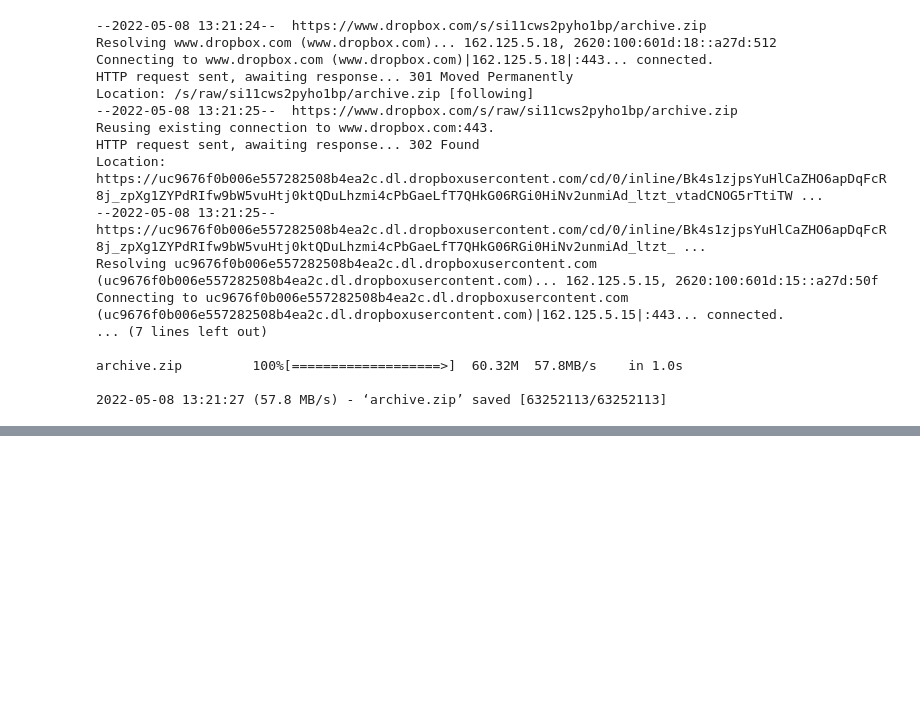
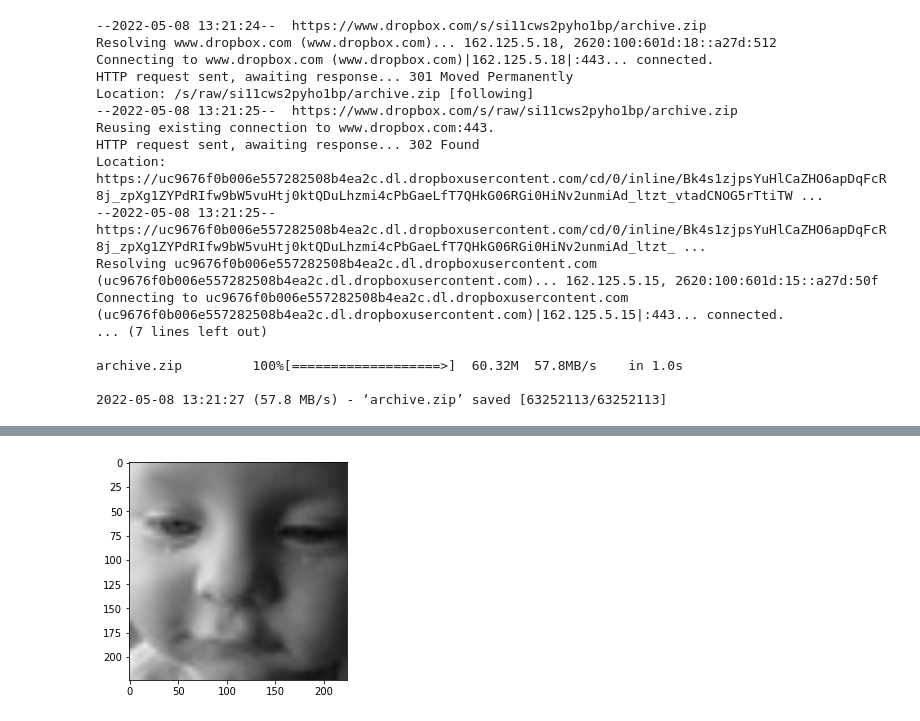
Before and after one commit to dsnnaveen/Face-Emotion-Recognition, a Jupyter notebook: Face_Emotion_Recognition_Capstone_Project.ipynb, the cells around one changed output, grey strips where cells are left out. Cells and saved outputs as stored; diff of their text form; code cells hidden in the pictures; blank space fills up the shorter version.

```diff
--- a/Face_Emotion_Recognition_Capstone_Project.ipynb
+++ b/Face_Emotion_Recognition_Capstone_Project.ipynb
@@ -51,0 +79,8 @@ archive.zip         100%[===================>]  60.32M  57.8MB/s    in 1.0s
+# %%
+# resizing the image so to make compatible with input of mobilenetv2 model
+img_size=224
+new_array=cv2.resize(img_array,(img_size,img_size))
+plt.imshow(cv2.cvtColor(new_array,cv2.COLOR_BGR2RGB))
+plt.show()
+# %% [output]
+[figure, added]
```
Also changed, not shown: parts of 5 cells of this notebook.
